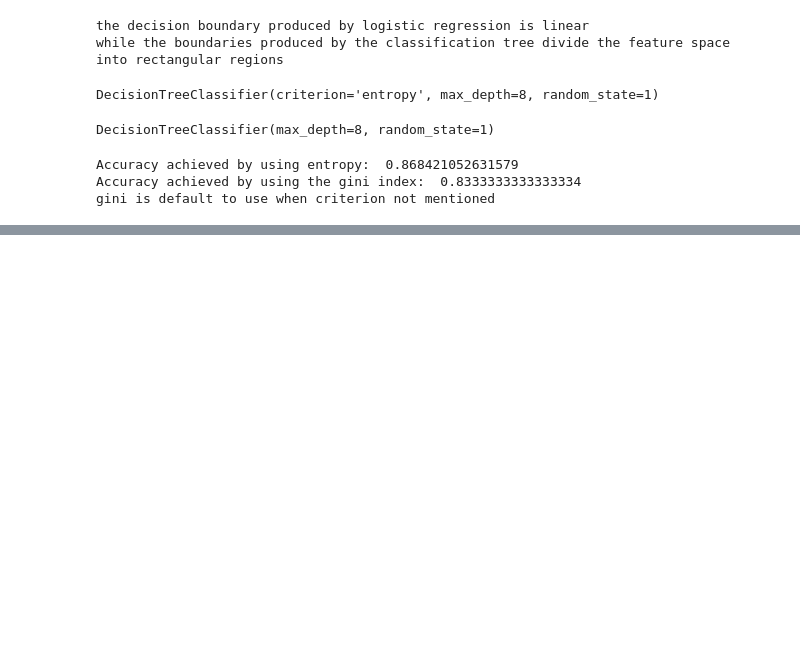
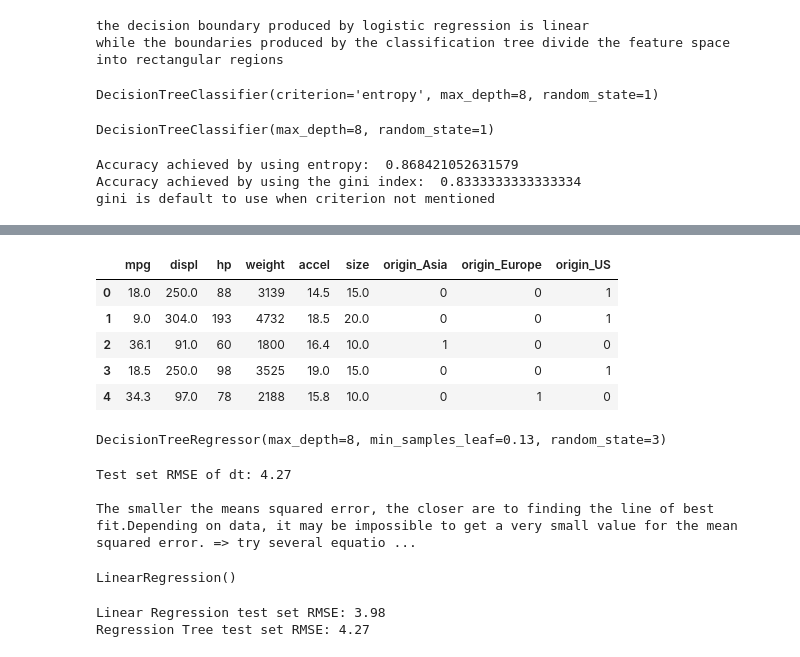
Before and after one commit to arshiataheri/Colabfiles, a Jupyter notebook: KB_DecisionTree_CART.ipynb, the cells around one changed output, grey strips where cells are left out. Drawn from its saved outputs; the diff is of its cells as text; code cells hidden in the pictures; blank space fills up the shorter version.

Commit message:
added TreeReg

```diff
--- a/KB_DecisionTree_CART.ipynb
+++ b/KB_DecisionTree_CART.ipynb
@@ -143,0 +146,4 @@ gini is default to use when criterion not mentioned
+# %%
+url2 = 'https://raw.githubusercontent.com/lnphng/Machine-Learning-with-Tree-Based-Models-in-Python/master/auto.csv'
+auto= pd.read_csv(url2)
+auto.head()
@@ -143,0 +157,12 @@ gini is default to use when criterion not mentioned
+# %%
+auto_origin = pd.get_dummies(auto.origin)
+auto = pd.concat([auto, auto_origin], axis = 1).drop('origin', axis = 1)
+auto.columns = ['mpg', 'displ', 'hp', 'weight', 'accel', 'size', 'origin_Asia', 'origin_Europe', 'origin_US']
+auto.head()
+# %% [output]
+|  | mpg | displ | hp | weight | accel | size | origin_Asia | origin_Europe | origin_US |
+| 0 | 18.0 | 250.0 | 88 | 3139 | 14.5 | 15.0 | 0 | 0 | 1 |
+| 1 | 9.0 | 304.0 | 193 | 4732 | 18.5 | 20.0 | 0 | 0 | 1 |
+| 2 | 36.1 | 91.0 | 60 | 1800 | 16.4 | 10.0 | 1 | 0 | 0 |
+| 3 | 18.5 | 250.0 | 98 | 3525 | 19.0 | 15.0 | 0 | 0 | 1 |
+| 4 | 34.3 | 97.0 | 78 | 2188 | 15.8 | 10.0 | 0 | 1 | 0 |
@@ -143,0 +175,58 @@ gini is default to use when criterion not mentioned
+# %%
+# Import DecisionTreeRegressor from sklearn.tree
+#from sklearn.tree import DecisionTreeRegressor
+
+# Instantiate dt
+dt = DecisionTreeRegressor(max_depth=8,
+             min_samples_leaf=0.13,
+            random_state=3)
+
+# Fit dt to the training set
+dt.fit(X_train, y_train)
+# %% [output]
+DecisionTreeRegressor(max_depth=8, min_samples_leaf=0.13, random_state=3)
+# %%
+# Import mean_squared_error from sklearn.metrics as MSE
+#from sklearn.metrics import mean_squared_error as MSE
+
+# Compute y_pred
+y_pred = dt.predict(X_test)
+
+# Compute mse_dt
+mse_dt = MSE(y_test, y_pred)
+
+# Compute rmse_dt
+rmse_dt = mse_dt**(1/2)
+
+# Print rmse_dt
+print("Test set RMSE of dt: {:.2f}".format(rmse_dt))
+print('\nThe smaller the means squared error, the closer are to finding the line of best fit.\
+Depending on data, it may be impossible to get a very small value for the mean squared error.\
+ => try several equations, and the one that gave the smallest mean squared error would be the line of best fit.')
+# %% [output]
+Test set RMSE of dt: 4.27
+
+The smaller the means squared error, the closer are to finding the line of best fit.Depending on data, it may be impossible to get a very small value for the mean squared error. => try several equatio ...
+# %%
+lr = LinearRegression()
+lr.fit(X_train, y_train)
+# %% [output]
+LinearRegression()
+# %%
+# Predict test set labels
+y_pred_lr = lr.predict(X_test)
+
+# Compute mse_lr
+mse_lr = MSE(y_test, y_pred_lr)
+
+# Compute rmse_lr
+rmse_lr = mse_lr**(1/2)
+
+# Print rmse_lr
+print('Linear Regression test set RMSE: {:.2f}'.format(rmse_lr))
+
+# Print rmse_dt
+print('Regression Tree test set RMSE: {:.2f}'.format(rmse_dt))
+# %% [output]
+Linear Regression test set RMSE: 3.98
+Regression Tree test set RMSE: 4.27
```
Also changed, not shown: parts of 3 cells of this notebook.
